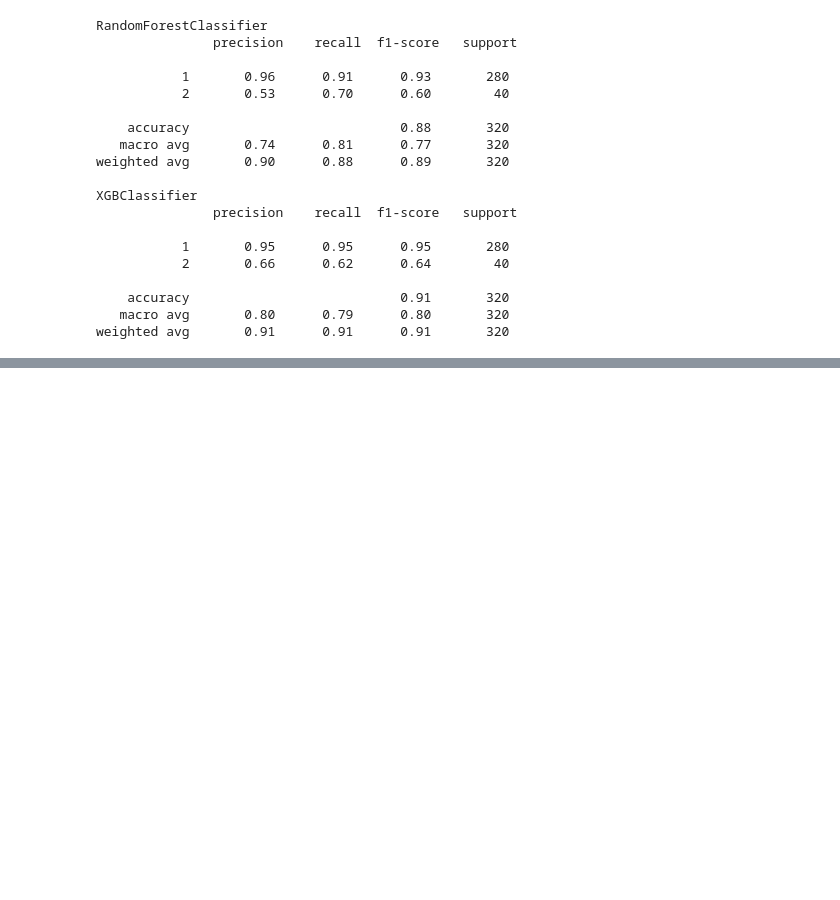
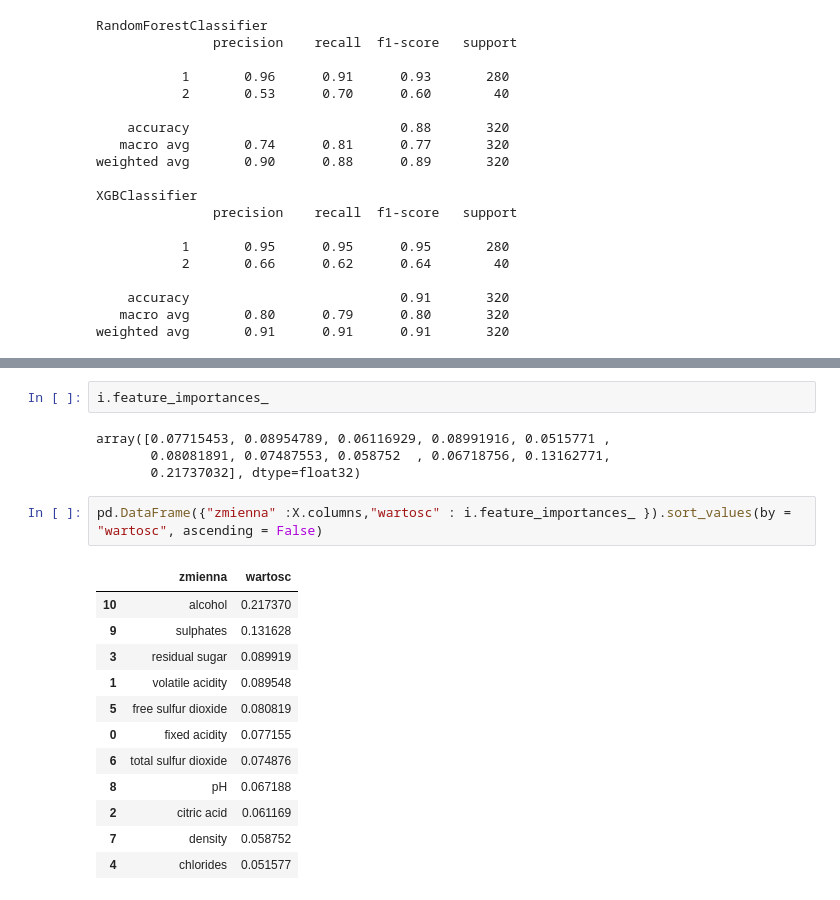
Before and after one commit to infoshareacademy/jdszr4-animalsi, a Jupyter notebook: wino/podsumowanie.ipynb, the cells around one changed output, grey strips where cells are left out. Cells and saved outputs as stored; diff of their text form; blank space fills up the shorter version.

```diff
--- a/wino/podsumowanie.ipynb
+++ b/wino/podsumowanie.ipynb
@@ -63,0 +89,21 @@ weighted avg       0.91      0.91      0.91       320
+# %%
+i.feature_importances_
+# %% [output]
+array([0.07715453, 0.08954789, 0.06116929, 0.08991916, 0.0515771 ,
+       0.08081891, 0.07487553, 0.058752  , 0.06718756, 0.13162771,
+       0.21737032], dtype=float32)
+# %%
+pd.DataFrame({"zmienna" :X.columns,"wartosc" : i.feature_importances_ }).sort_values(by = "wartosc", ascending = False)
+# %% [output]
+|  | zmienna | wartosc |
+| 10 | alcohol | 0.217370 |
+| 9 | sulphates | 0.131628 |
+| 3 | residual sugar | 0.089919 |
+| 1 | volatile acidity | 0.089548 |
+| 5 | free sulfur dioxide | 0.080819 |
+| 0 | fixed acidity | 0.077155 |
+| 6 | total sulfur dioxide | 0.074876 |
+| 8 | pH | 0.067188 |
+| 2 | citric acid | 0.061169 |
+| 7 | density | 0.058752 |
+| 4 | chlorides | 0.051577 |
```
Also changed, not shown: parts of 3 cells of this notebook, 2 other files.
